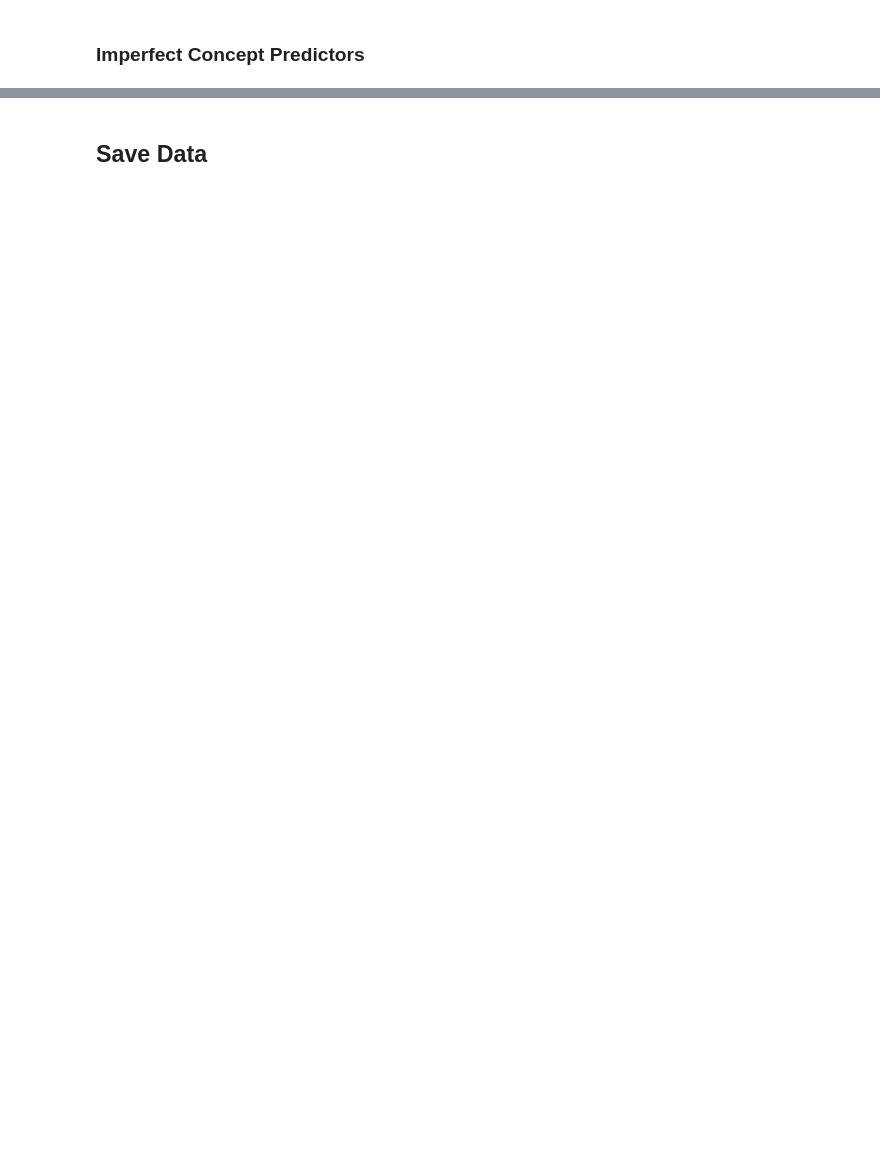
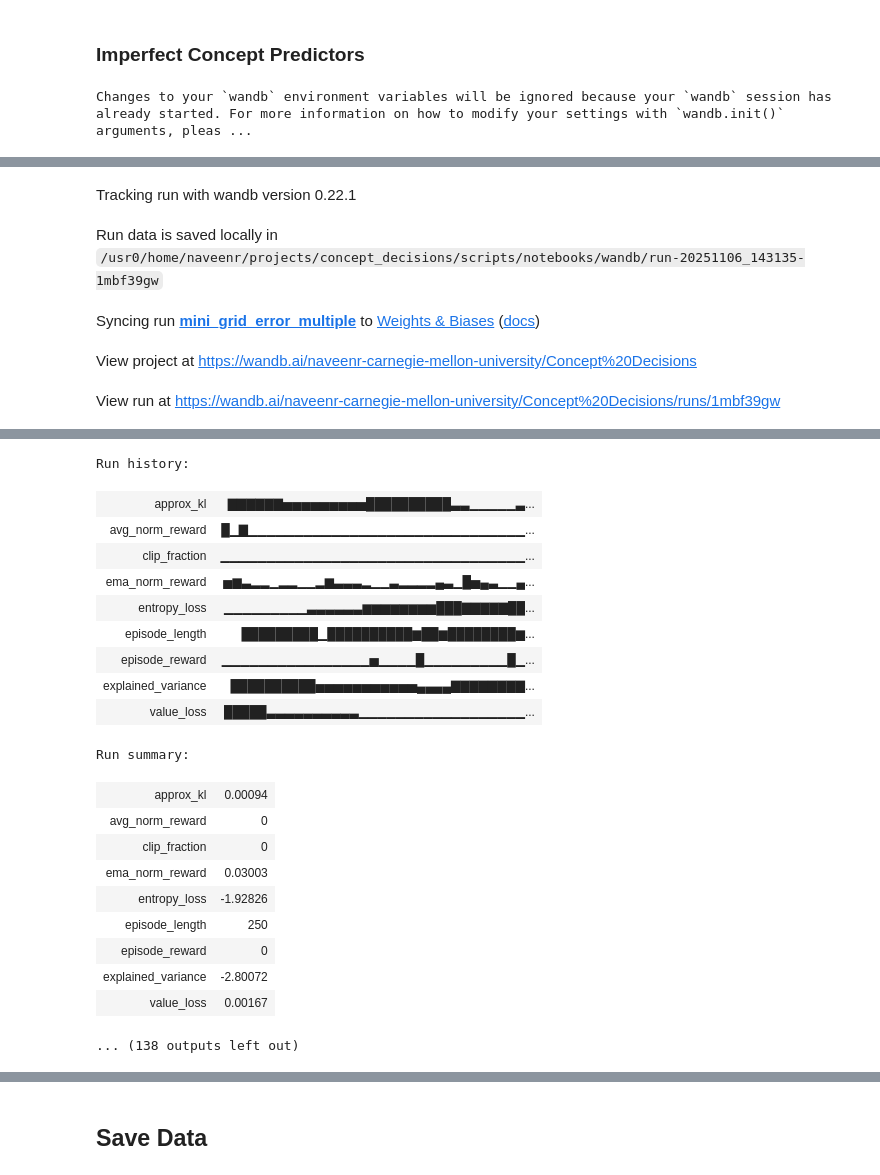
Before and after one commit to naveenr414/concept_decisions, a Jupyter notebook: scripts/notebooks/Scratch Space.ipynb, the cells around one changed output, grey strips where cells are left out. Cells and saved outputs as stored; diff of their text form; code cells hidden in the pictures; blank space fills up the shorter version.

```diff
--- a/scripts/notebooks/Scratch Space.ipynb
+++ b/scripts/notebooks/Scratch Space.ipynb
@@ -363,8 +184,0 @@ Greedy: 32.843318653543406
-# %%
-if is_main and run_basic:
-    subset_concept, lp_idx = lp_based_selection(ground_truth_gym_env,concept_list,num_concepts_selected,selection_function,q_estimates,concept_source)
-    env, eval_env, additional_info = get_environment(environment_string,subset_concept,seed)
-    model = train_ppo_model(env,environment_string,total_timesteps=training_timesteps,policy="MlpPolicy",custom_name="{}_lp".format(environment_string))
-    lp_selection_reward = evaluate_model(environment_string,eval_env,additional_info,model,seed)
-    results['basic_comparison']['lp'] = {'concepts': lp_idx, 'reward': lp_selection_reward}
-    print("LP Selection:",results['basic_comparison']['lp']['reward'])
@@ -393,8 +184,0 @@ Run summary:
-# %%
-if is_main and run_basic:
-    subset_concept, multiple_idx = multiple_lp_selection(ground_truth_gym_env,concept_list,num_concepts_selected,selection_function,q_estimates,concept_source)
-    env, eval_env, additional_info = get_environment(environment_string,subset_concept,seed)
-    model = train_ppo_model(env,environment_string,total_timesteps=training_timesteps,policy="MlpPolicy",custom_name="{}_multiple".format(environment_string))
-    multiple_selection_reward = evaluate_model(environment_string,eval_env,additional_info,model,seed)
-    results['basic_comparison']['multiple'] = {'concepts': multiple_idx, 'reward': multiple_selection_reward}
-    print("Multiple Selection:",results['basic_comparison']['multiple']['reward'])
@@ -424,26 +185,22 @@ Multiple Selection: 16.27840949652309
 # %% [markdown]
 ### Imperfect Concept Predictors
-# %%
-if is_main and run_imperfect:
-    results['inaccurate_comparison'] = {}
 # %%
 if is_main and run_imperfect:
-    greedy_inaccurate_reward = {}
-    for modification in ["continuous","binary"]:
-        if modification == "continuous" and cbm_std_by_concept is not None:
-            modified_concept_predictors = [inaccurate_concepts_continuous(func,0,std) for func,std in zip(concept_list,cbm_std_by_concept)]
-        elif modification == "binary" and cbm_accuracy_by_concept is not None:
-            modified_concept_predictors = [inaccurate_concepts_binary(func,acc,seed) for (func,acc) in zip(concept_list,cbm_accuracy_by_concept)]
-        else:
-            continue
-        subset_concept, greedy_idx = greedy_selection(modified_concept_predictors,num_concepts_selected,selection_function,q_estimates,concept_source)
-        env, eval_env, additional_info = get_environment(environment_string,subset_concept,seed)
-        model = train_ppo_model(env,environment_string,total_timesteps=training_timesteps,policy="MlpPolicy",custom_name="{}_error_greedy".format(environment_string))
-        greedy_inaccurate_reward[modification] = {
-            'reward': evaluate_model(environment_string,eval_env,additional_info,model,seed),
-            'concepts': greedy_idx
-        }
+    results['inaccurate_comparison'] = {}
+    multiple_lp_selection_reward = {}
+    modified_concept_predictors = [inaccurate_concepts_binary(func,acc,seed) for func,acc in zip(concept_list,cbm_accuracy_by_concept)]
+    subset_concept, multiple_idx = multiple_lp_selection(ground_truth_gym_env,modified_concept_predictors,num_concepts_selected,selection_function,q_estimates,concept_source)
+    env, eval_env, additional_info = get_environment(environment_string,subset_concept,seed)
 
-    if greedy_inaccurate_reward != {}:
-        results['inaccurate_comparison']['greedy'] = greedy_inaccurate_reward
-        print(greedy_inaccurate_reward)
+    multiple_lp_selection_reward = {}
+    multiple_lp_selection_reward['concepts'] = multiple_idx
+    multiple_lp_selection_reward['reward'] = []
+    model = None
+    for i in range(10):
+        model = train_ppo_model(env,environment_string,total_timesteps=training_timesteps//10,policy="MlpPolicy",custom_name="{}_error_multiple".format(environment_string),model=model)
+        multiple_lp_selection_reward['reward'].append(evaluate_model(environment_string,eval_env,additional_info,model,seed))
+        print(multiple_lp_selection_reward['reward'])
+    results['inaccurate_comparison']['multiple_lp'] = multiple_lp_selection_reward
+    print(multiple_lp_selection_reward)
+# %% [output]
+Changes to your `wandb` environment variables will be ignored because your `wandb` session has already started. For more information on how to modify your settings with `wandb.init()` arguments, pleas ...
@@ -449,0 +208,5 @@ if is_main and run_imperfect:
+Tracking run with wandb version 0.22.1
+Run data is saved locally in /usr0/home/naveenr/projects/concept_decisions/scripts/notebooks/wandb/run-20251106_143135-1mbf39gw
+Syncing run mini_grid_error_multiple to Weights & Biases (docs)
+View project at https://wandb.ai/naveenr-carnegie-mellon-university/Concept%20Decisions
+View run at https://wandb.ai/naveenr-carnegie-mellon-university/Concept%20Decisions/runs/1mbf39gw
@@ -449,0 +214,21 @@ if is_main and run_imperfect:
+Run history:
+| approx_kl | ▇▇▇▇▇▇▅▅▅▅▅▅▅▅▅██████████▃▃▁▁▁▁▁▃... |
+| avg_norm_reward | █▁▇▁▁▁▁▁▁▁▁▁▁▁▁▁▁▁▁▁▁▁▁▁▁▁▁▁▁▁▁▁▁... |
+| clip_fraction | ▁▁▁▁▁▁▁▁▁▁▁▁▁▁▁▁▁▁▁▁▁▁▁▁▁▁▁▁▁▁▁▁▁... |
+| ema_norm_reward | ▅▆▃▂▂▁▂▂▁▁▂▆▃▃▃▂▁▁▃▂▂▂▂▄▃▁█▅▄▃▁▁▄... |
+| entropy_loss | ▁▁▁▁▁▁▁▁▁▃▃▃▃▃▃▆▆▆▆▆▆▆▆███▇▇▇▇▇██... |
+| episode_length | █████████▁██████████▆██▆████████▆... |
+| episode_reward | ▁▁▁▁▁▁▁▁▁▁▁▁▁▁▁▁▅▁▁▁▁█▁▁▁▁▁▁▁▁▁█▁... |
+| explained_variance | ██████████▅▅▅▅▅▅▅▅▅▅▅▄▄▄▄▇▇▇▇▇▇▇▇... |
+| value_loss | █████▃▃▃▃▃▃▃▃▃▃▁▁▁▁▁▁▁▁▁▁▁▁▁▁▁▁▁▁... |
+Run summary:
+| approx_kl | 0.00094 |
+| avg_norm_reward | 0 |
+| clip_fraction | 0 |
+| ema_norm_reward | 0.03003 |
+| entropy_loss | -1.92826 |
+| episode_length | 250 |
+| episode_reward | 0 |
+| explained_variance | -2.80072 |
+| value_loss | 0.00167 |
+... (138 outputs left out)
```
Also changed, not shown: parts of 45 cells of this notebook, 19 other files.
